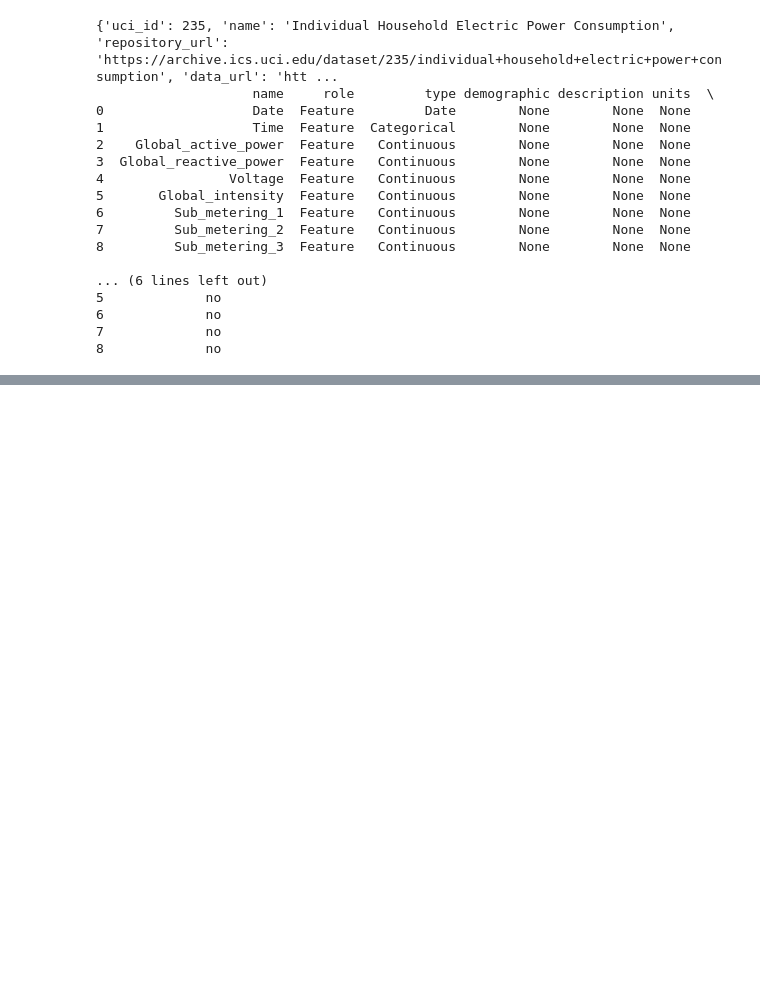
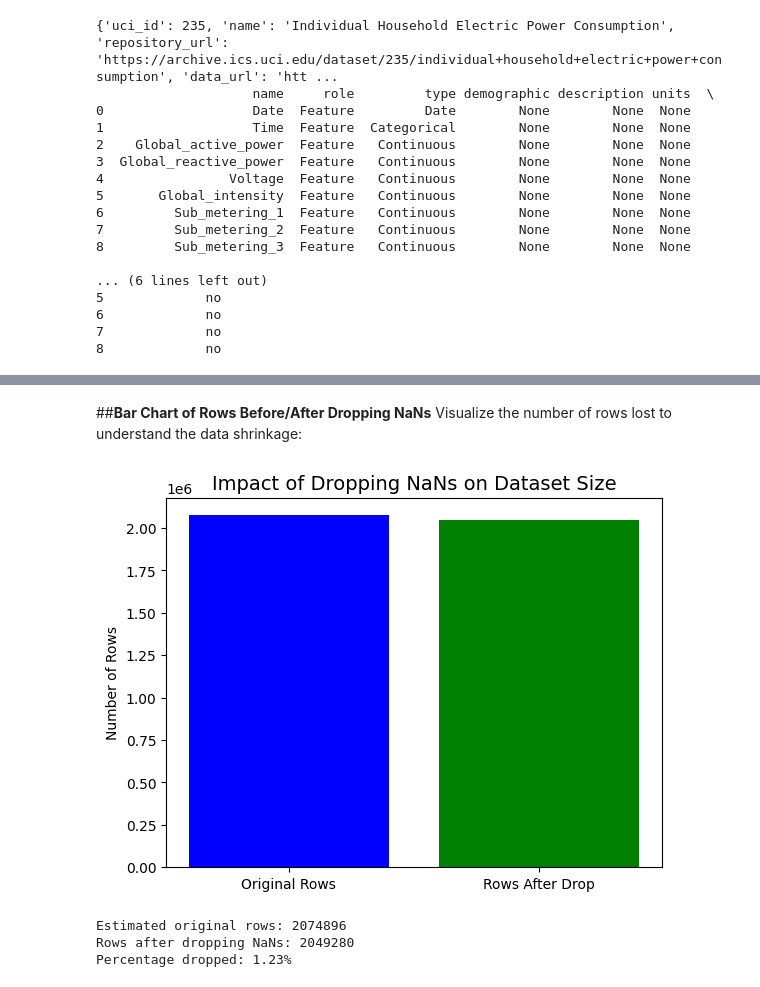
Before and after one commit to zpalevani/Individual_Household_Electric_Power_Consumption, a Jupyter notebook: Individual_Household_Electric_Power_Consumption.ipynb, the cells around one changed output, grey strips where cells are left out. Saved outputs shown, nothing was run; the diff lists cells and outputs as text; code cells hidden in the pictures; blank space fills up the shorter version.

```diff
--- a/Individual_Household_Electric_Power_Consumption.ipynb
+++ b/Individual_Household_Electric_Power_Consumption.ipynb
@@ -73,3 +192,27 @@ df = df.dropna()
 # Select features for clustering
 features = ['Global_active_power', 'Global_reactive_power', 'Voltage', 'Global_intensity', 'Sub_metering_1', 'Sub_metering_2', 'Sub_metering_3']
 X = df[features]
+# %% [markdown]
+##**Bar Chart of Rows Before/After Dropping NaNs**
+Visualize the number of rows lost to understand the data shrinkage:
+# %%
+import matplotlib.pyplot as plt
+
+# Calculate original and post-drop rows
+original_rows = len(df) + (len(df) * 0.0125)  # Estimate original rows based on 1.25% NaNs
+rows_after_drop = len(df)
+
+# Plot
+plt.bar(['Original Rows', 'Rows After Drop'], [original_rows, rows_after_drop], color=['blue', 'green'])
+plt.title('Impact of Dropping NaNs on Dataset Size', fontsize=14)
+plt.ylabel('Number of Rows')
+plt.show()
+
+print(f"Estimated original rows: {original_rows:.0f}")
+print(f"Rows after dropping NaNs: {rows_after_drop}")
+print(f"Percentage dropped: {((original_rows - rows_after_drop) / original_rows) * 100:.2f}%")
+# %% [output]
+[figure, added]
+Estimated original rows: 2074896
+Rows after dropping NaNs: 2049280
+Percentage dropped: 1.23%
```
Also changed, not shown: parts of 28 cells of this notebook.
